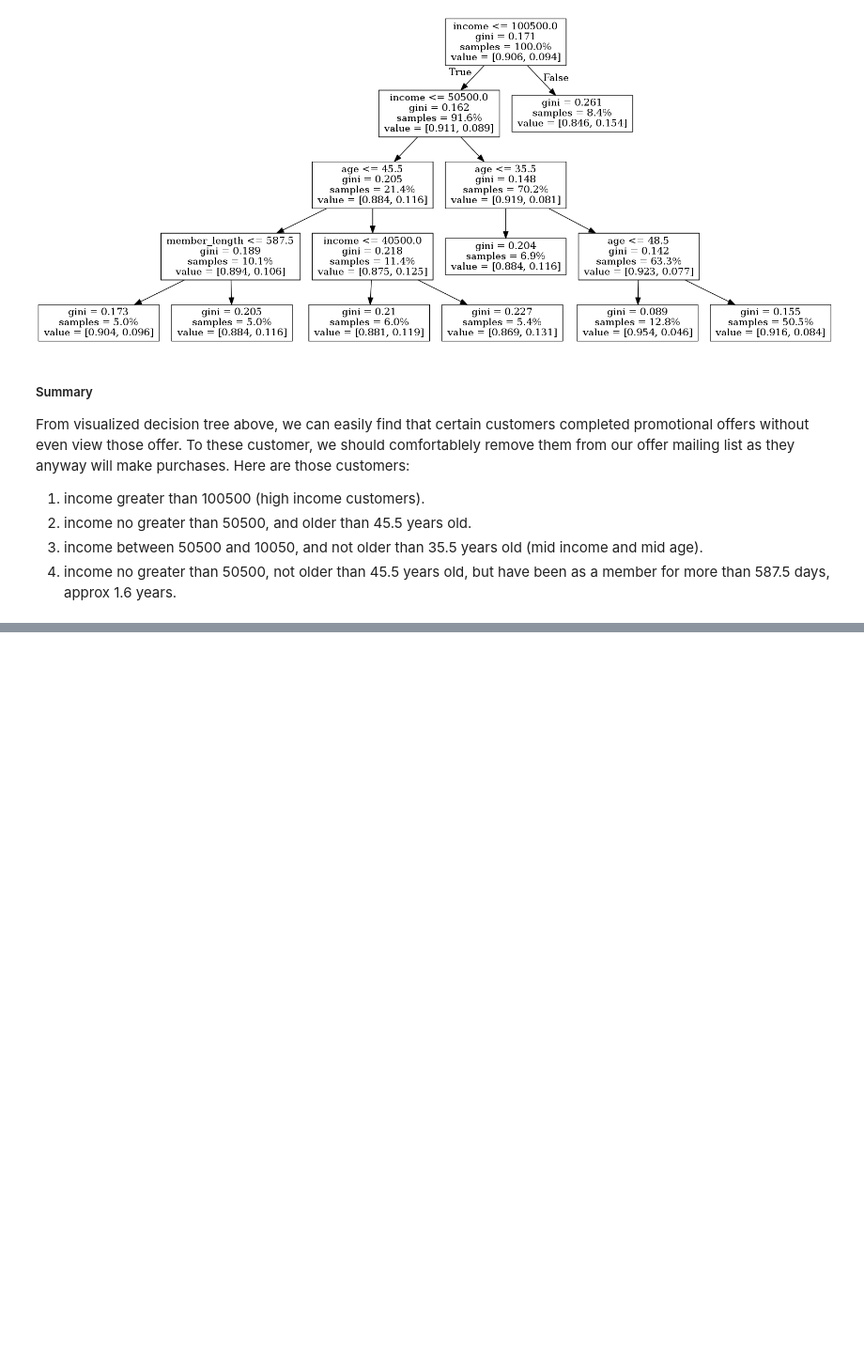
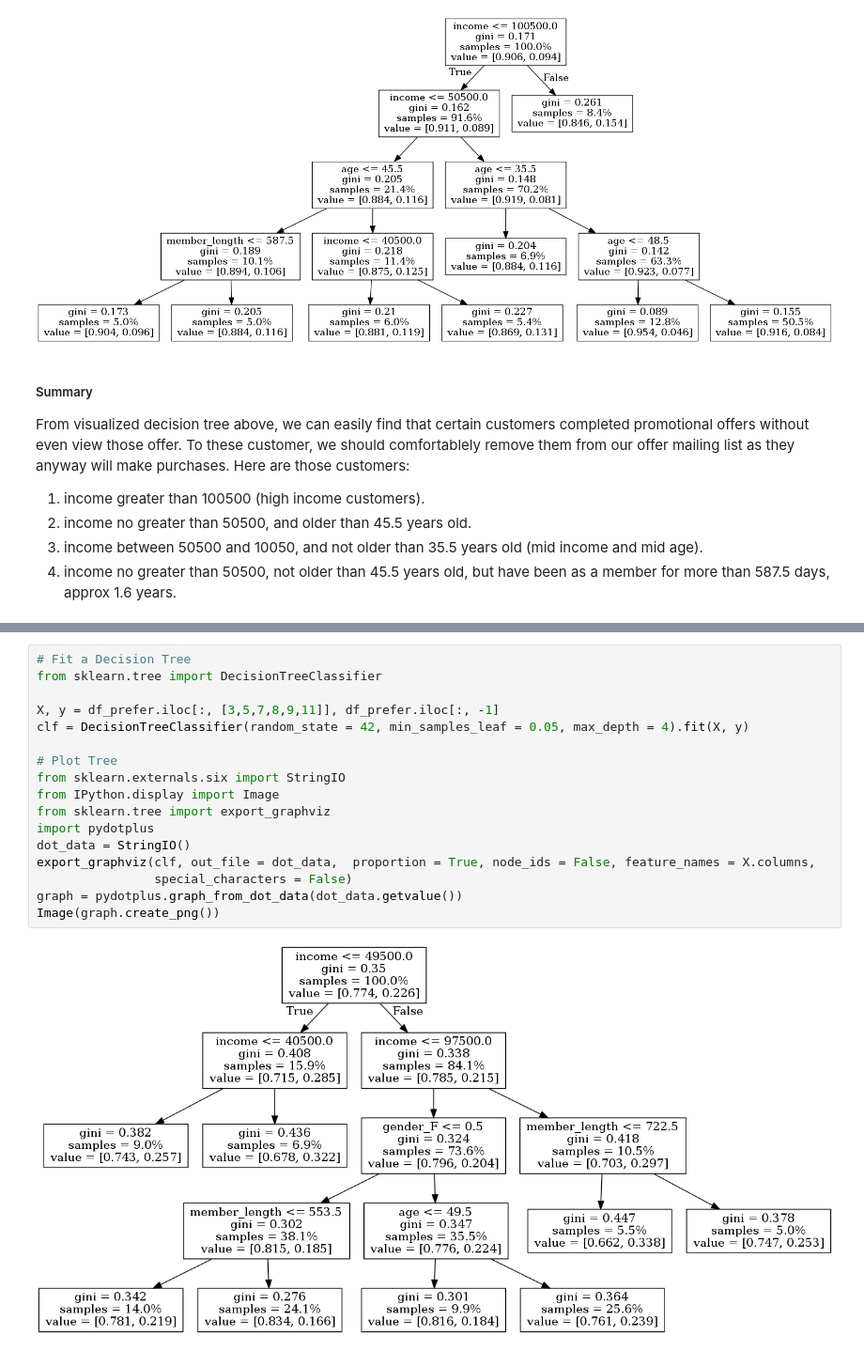
Before and after one commit to qinliu1023/Starbucks_Promotional_Offer, a Jupyter notebook: Starbucks_Promotional_Offer.ipynb, the cells around one changed output, grey strips where cells are left out. Shown: that part at 94% size. Cells and saved outputs as stored; diff of their text form; blank space fills up the shorter version.

```diff
--- a/Starbucks_Promotional_Offer.ipynb
+++ b/Starbucks_Promotional_Offer.ipynb
@@ -690,0 +749,19 @@ offer_funnel.sort_values(["completed2view", "completed2received", "view2received
+# %%
+# Fit a Decision Tree
+from sklearn.tree import DecisionTreeClassifier
+
+X, y = df_prefer.iloc[:, [3,5,7,8,9,11]], df_prefer.iloc[:, -1]
+clf = DecisionTreeClassifier(random_state = 42, min_samples_leaf = 0.05, max_depth = 4).fit(X, y)
+
+# Plot Tree
+from sklearn.externals.six import StringIO
+from IPython.display import Image
+from sklearn.tree import export_graphviz
+import pydotplus
+dot_data = StringIO()
+export_graphviz(clf, out_file = dot_data,  proportion = True, node_ids = False, feature_names = X.columns,
+                special_characters = False)
+graph = pydotplus.graph_from_dot_data(dot_data.getvalue())
+Image(graph.create_png())
+# %% [output]
+[figure, added]
```
Also changed, not shown: parts of 20 cells of this notebook, 2 other files.
